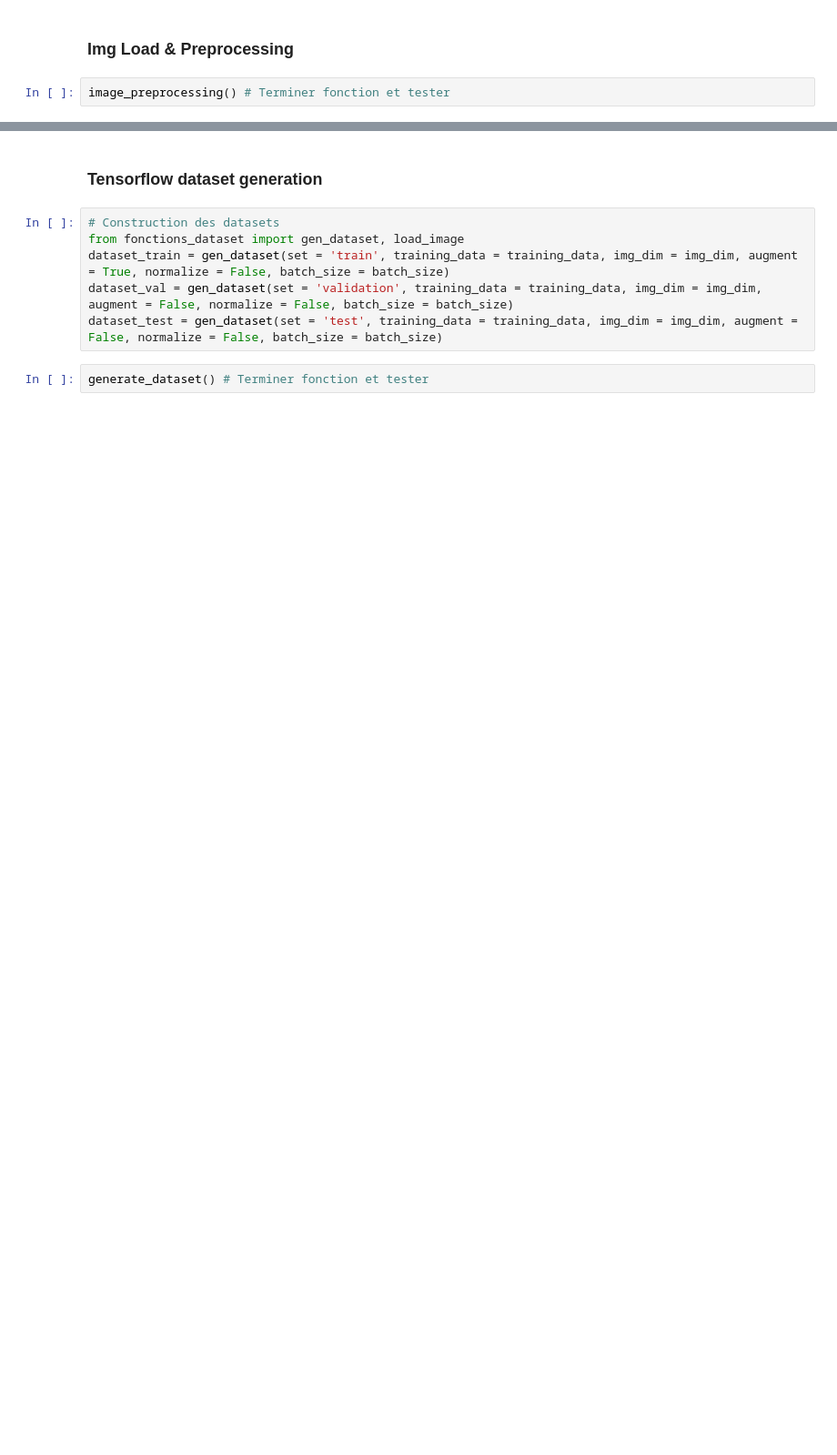
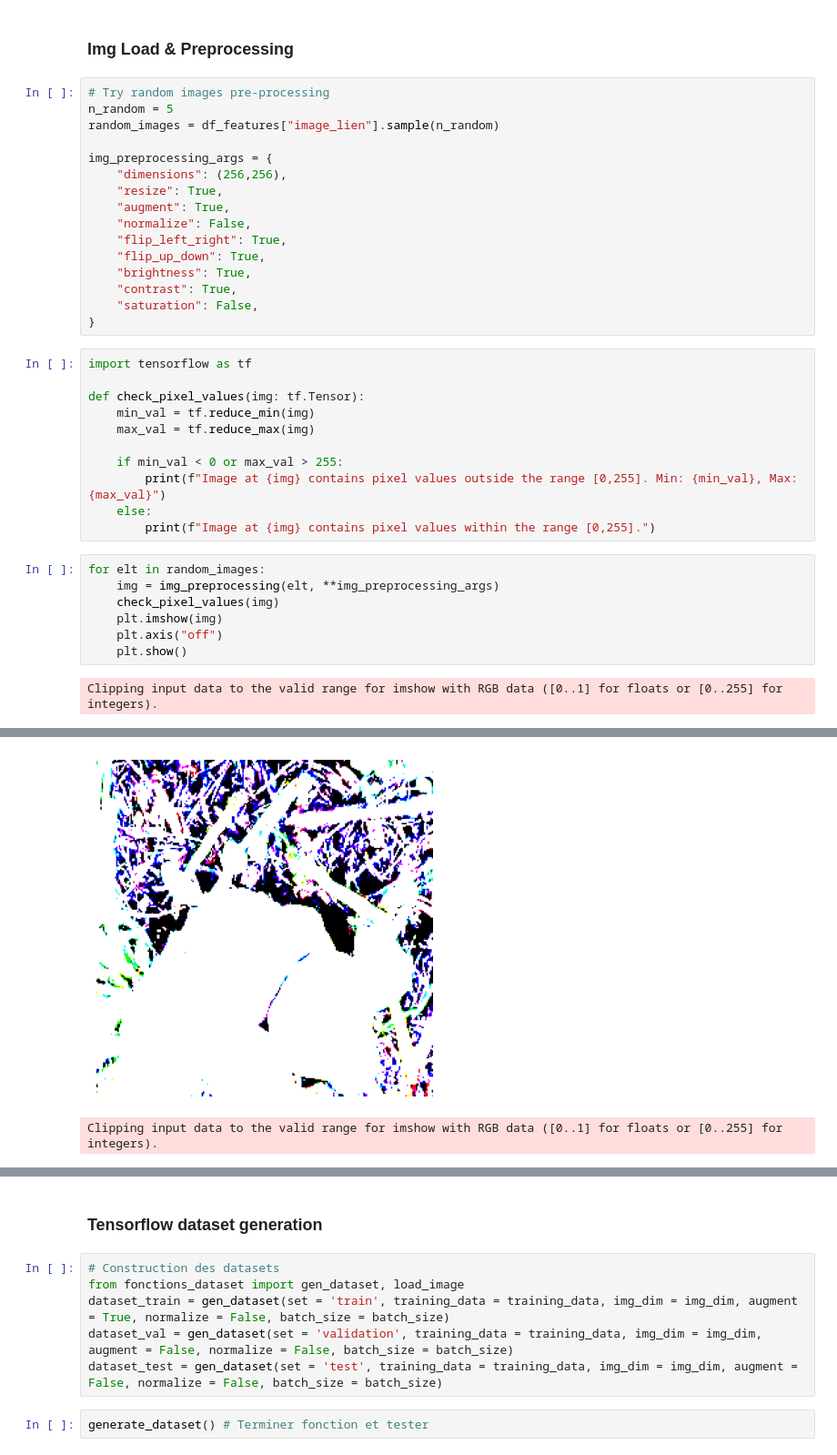
Before and after one commit to guillaumepot/mushroom_datascience, a Jupyter notebook: src/notebooks/5-data_preprocessing.ipynb, the cells around one changed output, grey strips where cells are left out. Shown: that part at 91% size. Cells and saved outputs as stored; diff of their text form; blank space fills up the shorter version.

Commit message:
img_preprocessing (wip)

```diff
--- a/src/notebooks/5-data_preprocessing.ipynb
+++ b/src/notebooks/5-data_preprocessing.ipynb
@@ -102,4 +119,38 @@ df_sample_10_features, df_sample_10_target = get_features_target(df_sample_10, t
 # %% [markdown]
 ### Img Load & Preprocessing
-# %%
-image_preprocessing() # Terminer fonction et tester
+# %%
+# Try random images pre-processing
+n_random = 5
+random_images = df_features["image_lien"].sample(n_random)
+
+img_preprocessing_args = {
+    "dimensions": (256,256),
+    "resize": True,
+    "augment": True,
+    "normalize": False,
+    "flip_left_right": True,
+    "flip_up_down": True,
+    "brightness": True,
+    "contrast": True,
+    "saturation": False,
+}
+# %%
+import tensorflow as tf
+
+def check_pixel_values(img: tf.Tensor):
+    min_val = tf.reduce_min(img)
+    max_val = tf.reduce_max(img)
+
+    if min_val < 0 or max_val > 255:
+        print(f"Image at {img} contains pixel values outside the range [0,255]. Min: {min_val}, Max: {max_val}")
+    else:
+        print(f"Image at {img} contains pixel values within the range [0,255].")
+# %%
+for elt in random_images:
+    img = img_preprocessing(elt, **img_preprocessing_args)
+    check_pixel_values(img)
+    plt.imshow(img)
+    plt.axis("off")
+    plt.show()
+# %% [output]
+Clipping input data to the valid range for imshow with RGB data ([0..1] for floats or [0..255] for integers).
@@ -105,0 +174,2 @@ image_preprocessing() # Terminer fonction et tester
+[figure, added]
+Clipping input data to the valid range for imshow with RGB data ([0..1] for floats or [0..255] for integers).
```
Also changed, not shown: parts of 3 cells of this notebook, 4 other files.
